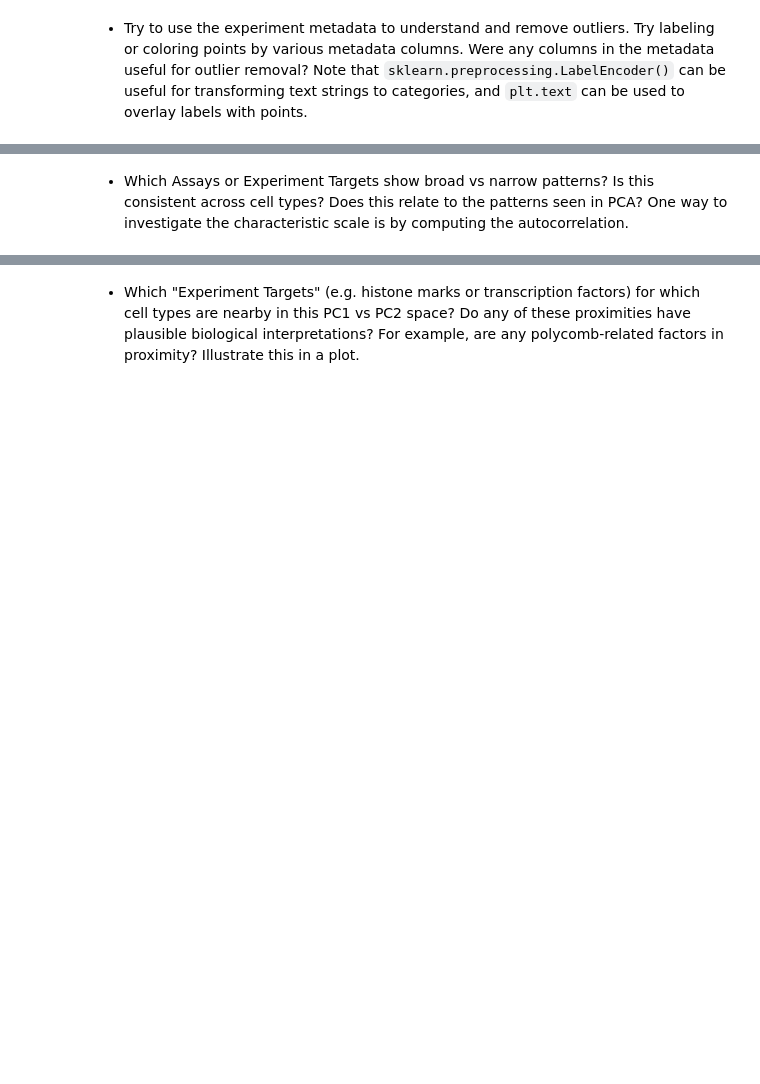
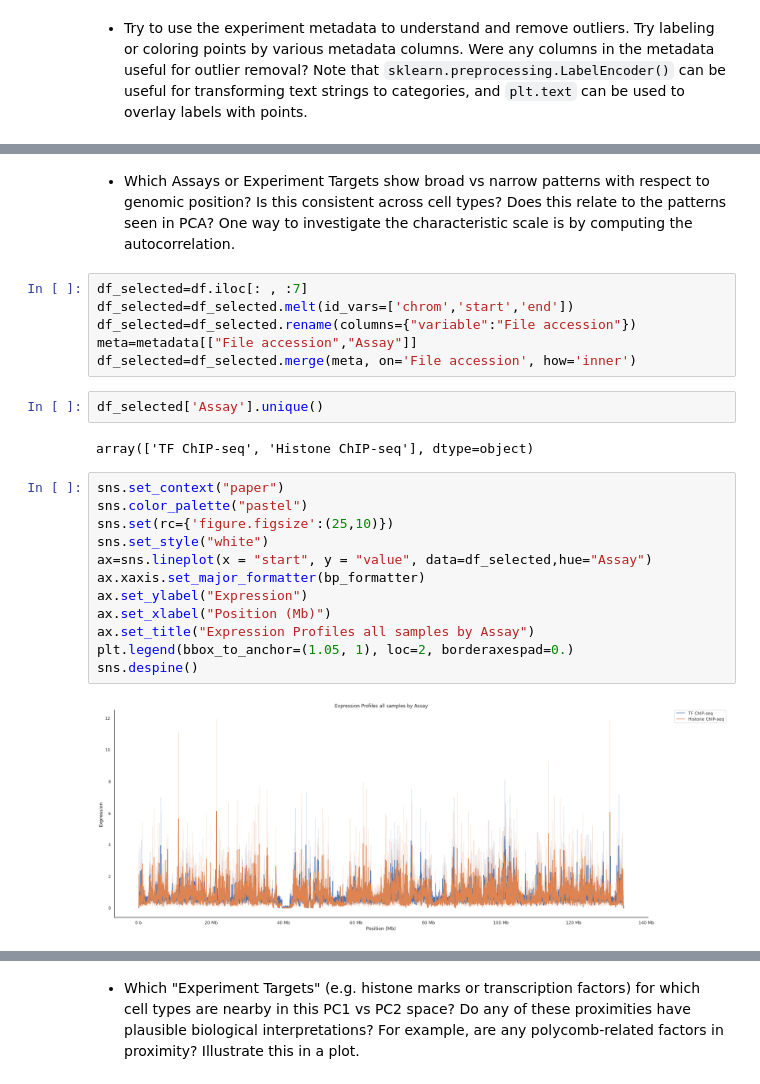
Before and after one commit to ramayyala/qbio577_fall2022, a Jupyter notebook: encode-bigwig-eda.ipynb, the cells around one changed output, grey strips where cells are left out. Cells and saved outputs as stored; diff of their text form; blank space fills up the shorter version.

```diff
--- a/encode-bigwig-eda.ipynb
+++ b/encode-bigwig-eda.ipynb
@@ -37,2 +151,26 @@ bigwig_metadata = pd.read_table('./data/ENCODE_GRCh38_bigWig.tsv')
 # %% [markdown]
-- Which Assays or Experiment Targets show broad vs narrow patterns? Is this consistent across cell types? Does this relate to the patterns seen in PCA? One way to investigate the characteristic scale is by computing the autocorrelation.
+- Which Assays or Experiment Targets show broad vs narrow patterns with respect to genomic position? Is this consistent across cell types? Does this relate to the patterns seen in PCA? One way to investigate the characteristic scale is by computing the autocorrelation.
+# %%
+df_selected=df.iloc[: , :7]
+df_selected=df_selected.melt(id_vars=['chrom','start','end'])
+df_selected=df_selected.rename(columns={"variable":"File accession"})
+meta=metadata[["File accession","Assay"]]
+df_selected=df_selected.merge(meta, on='File accession', how='inner')
+# %%
+df_selected['Assay'].unique()
+# %% [output]
+array(['TF ChIP-seq', 'Histone ChIP-seq'], dtype=object)
+# %%
+sns.set_context("paper")
+sns.color_palette("pastel")
+sns.set(rc={'figure.figsize':(25,10)})
+sns.set_style("white")
+ax=sns.lineplot(x = "start", y = "value", data=df_selected,hue="Assay")
+ax.xaxis.set_major_formatter(bp_formatter)
+ax.set_ylabel("Expression")
+ax.set_xlabel("Position (Mb)")
+ax.set_title("Expression Profiles all samples by Assay")
+plt.legend(bbox_to_anchor=(1.05, 1), loc=2, borderaxespad=0.)
+sns.despine()
+# %% [output]
+[figure, added]
```
Also changed, not shown: parts of 31 cells of this notebook.
